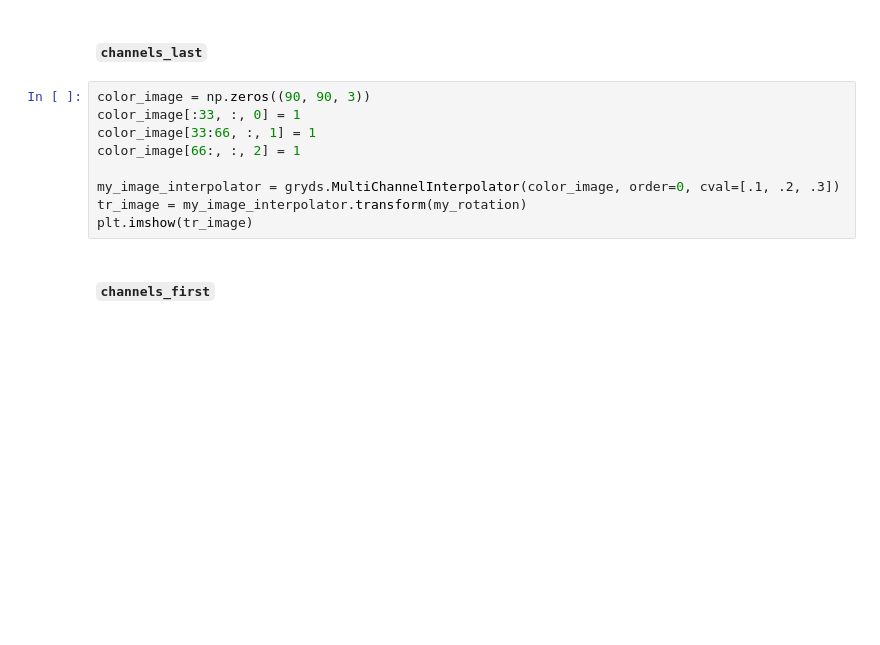
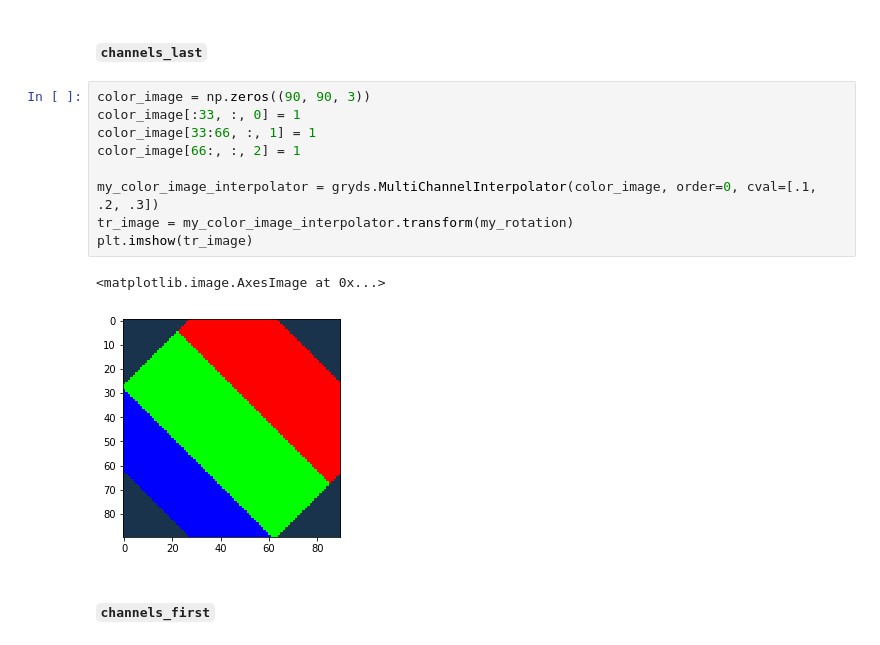
Before and after one commit to tueimage/gryds, a Jupyter notebook: notebooks/tutorial.ipynb, the cells around one changed output. Cells and saved outputs as stored; diff of their text form; blank space fills up the shorter version.

```diff
--- a/notebooks/tutorial.ipynb
+++ b/notebooks/tutorial.ipynb
@@ -278,12 +340,15 @@ For multi-channel images (i.e. color images) you can use the `MultiChannelInterp
 # %%
 color_image = np.zeros((90, 90, 3))
 color_image[:33, :, 0] = 1
 color_image[33:66, :, 1] = 1
 color_image[66:, :, 2] = 1
 
-my_image_interpolator = gryds.MultiChannelInterpolator(color_image, order=0, cval=[.1, .2, .3])
-tr_image = my_image_interpolator.transform(my_rotation)
+my_color_image_interpolator = gryds.MultiChannelInterpolator(color_image, order=0, cval=[.1, .2, .3])
+tr_image = my_color_image_interpolator.transform(my_rotation)
 plt.imshow(tr_image)
+# %% [output]
+<matplotlib.image.AxesImage at 0x...>
+[figure, added]
 # %% [markdown]
 ##### `channels_first`
 # %%
```
Also changed, not shown: parts of 23 cells of this notebook.
